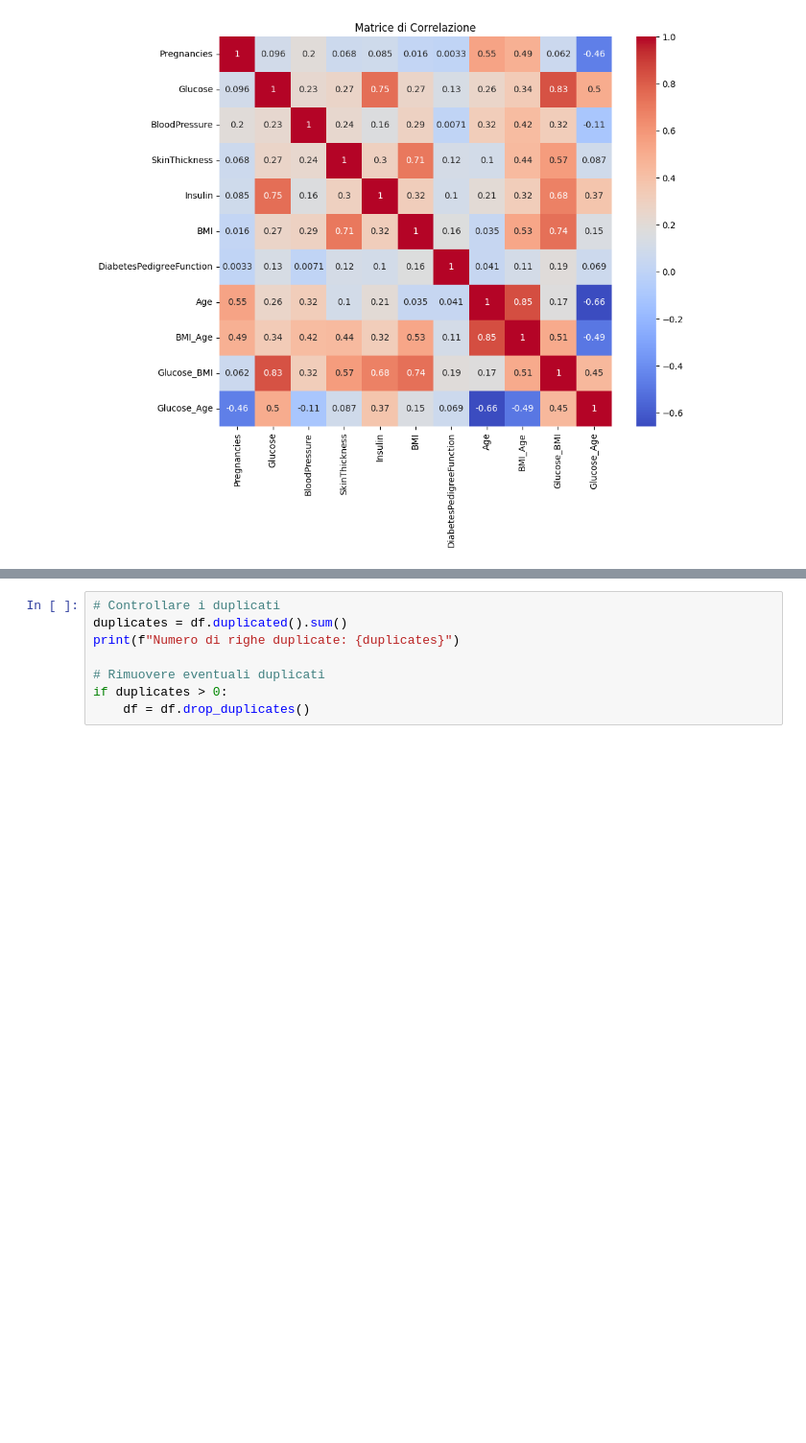
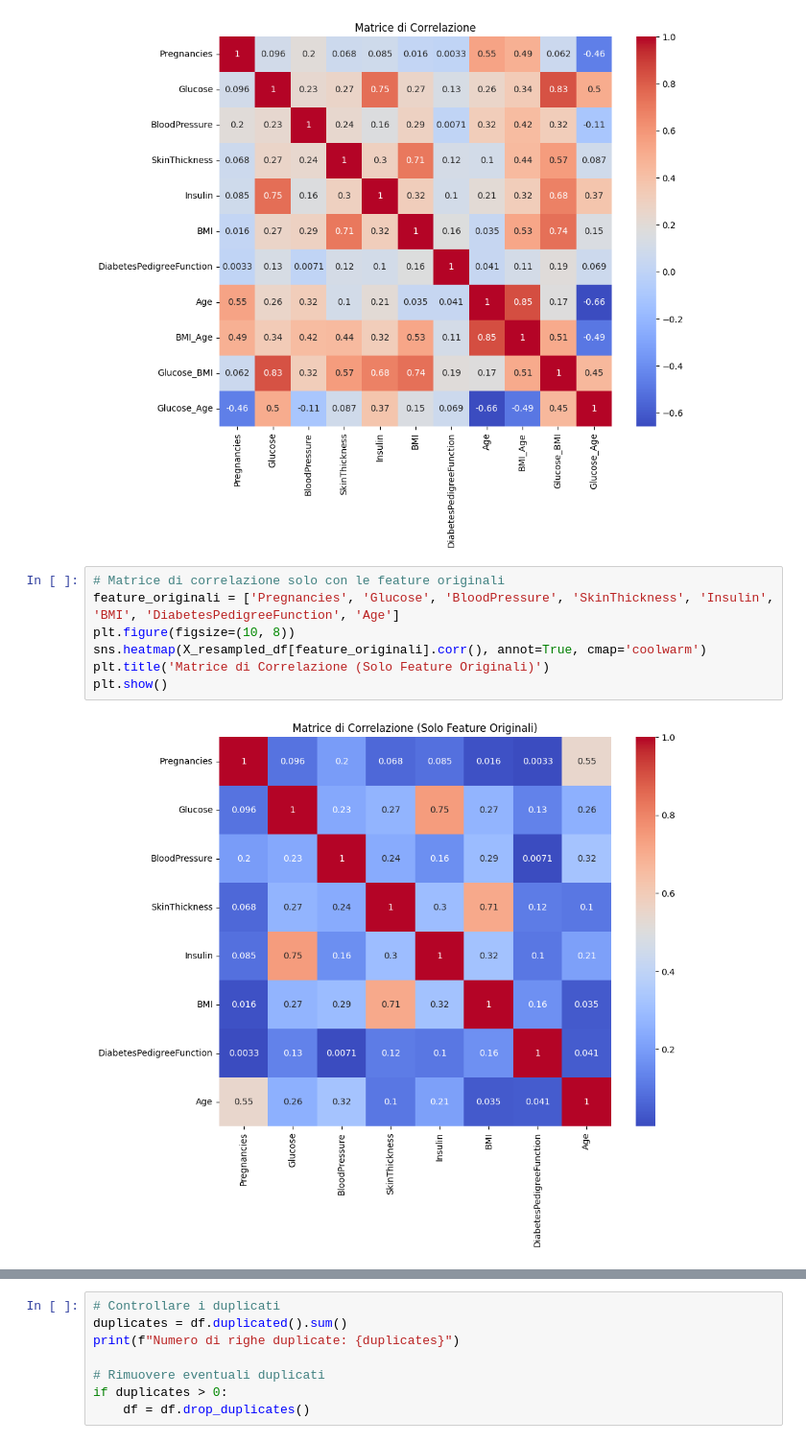
Before and after one commit to oleksandragolub/Progetto-Machine-Learning, a Jupyter notebook: progetto_machine_learning.ipynb, the cells around one changed output, grey strips where cells are left out. Shown at 96% size. Drawn from its saved outputs; the diff is of its cells as text; blank space fills up the shorter version.

```diff
--- a/progetto_machine_learning.ipynb
+++ b/progetto_machine_learning.ipynb
@@ -625,3 +632,12 @@ plt.title('Matrice di Correlazione')
 plt.show()
 # %% [output]
 [figure]
+# %%
+# Matrice di correlazione solo con le feature originali
+feature_originali = ['Pregnancies', 'Glucose', 'BloodPressure', 'SkinThickness', 'Insulin', 'BMI', 'DiabetesPedigreeFunction', 'Age']
+plt.figure(figsize=(10, 8))
+sns.heatmap(X_resampled_df[feature_originali].corr(), annot=True, cmap='coolwarm')
+plt.title('Matrice di Correlazione (Solo Feature Originali)')
+plt.show()
+# %% [output]
+[figure, added]
```
Also changed, not shown: parts of 23 cells of this notebook.
